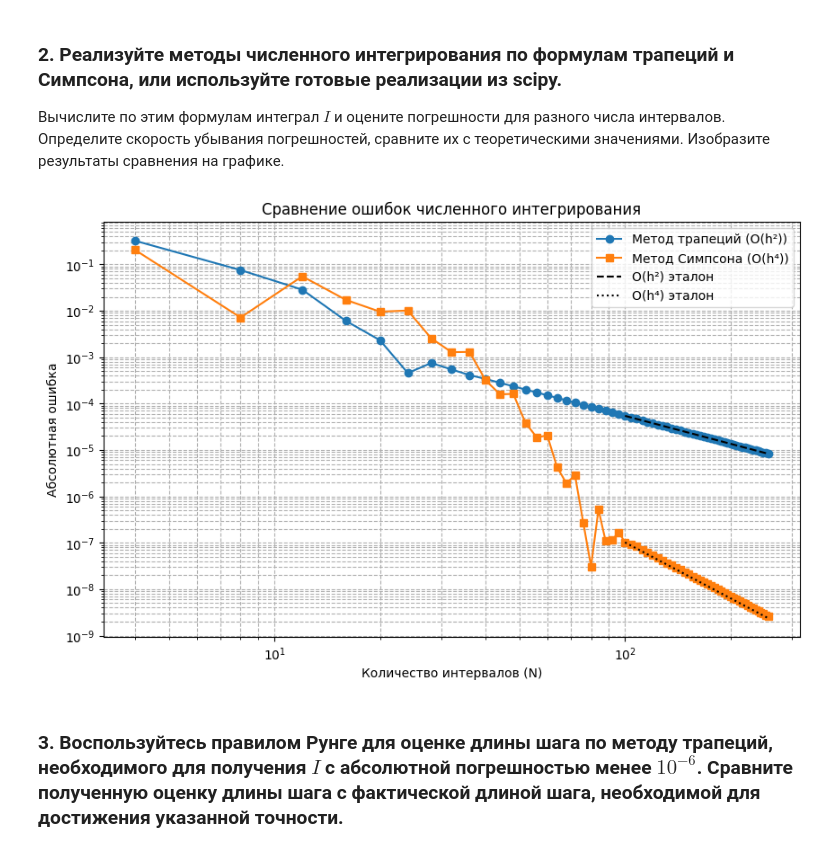
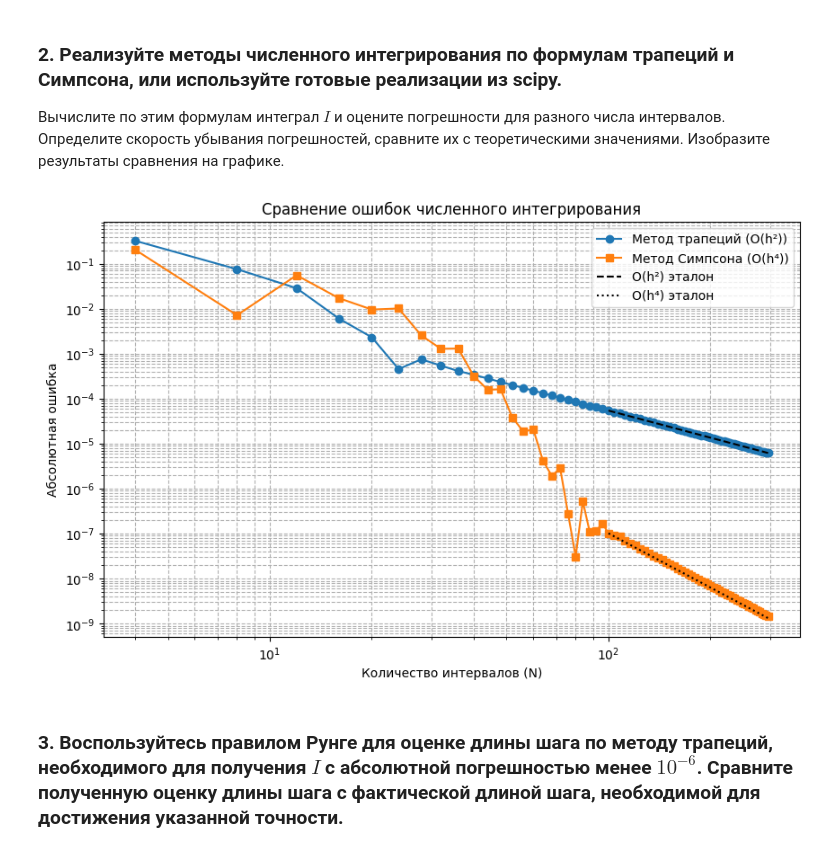
Before and after one commit to dyed-eye/numerical-methods, a Jupyter notebook: 6. Integration.ipynb, the cells around one changed output. Saved outputs shown, nothing was run; the diff lists cells and outputs as text; code cells hidden in the pictures.

```diff
--- a/6. Integration.ipynb
+++ b/6. Integration.ipynb
@@ -31,7 +31,7 @@ N_values = []  # число интервалов
 error_trap = []
 error_simp = []
 
-for N in range(4, 257, 4):
+for N in range(4, 300, 4):
     N_values.append(N)
     x = np.linspace(a, b, N+1)  # N+1 точка => N интервалов
     y = f(x)
@@ -44,28 +44,25 @@ for N in range(4, 257, 4):
 # %%
 plt.figure(figsize=(10,6))
 plt.loglog(N_values, error_trap, 'o-', label="Метод трапеций (О(h²))")
 plt.loglog(N_values, error_simp, 's-', label="Метод Симпсона (О(h⁴))")
 plt.xlabel("Количество интервалов (N)")
 plt.ylabel("Абсолютная ошибка")
 plt.title("Сравнение ошибок численного интегрирования")
 plt.grid(True, which="both", ls="--")
 
-# Fit from N=100
 N_fit_start = 100
 N_fit = np.array([N_fit_start, N_values[-1]], dtype=float)
 
-# Calculate scaling factors using the error at N=100
-index_N100 = np.where(N_values == N_fit_start)[0][0]  # Find the index where N=100
+index_N100 = int(N_fit_start/4)-1
 k_trap = error_trap[index_N100] / (N_fit_start**(-2))
 k_simp = error_simp[index_N100] / (N_fit_start**(-4))
 
-# Plot the fit lines
 plt.loglog(N_fit, k_trap * (N_fit**(-2)), 'k--', label="О(h²) эталон")
 plt.loglog(N_fit, k_simp * (N_fit**(-4)), 'k:', label="О(h⁴) эталон")
 
 plt.legend()
 plt.show()
 # %% [output]
-[figure, old version]
+[figure, new version]
 # %% [markdown]
 ### 3. Воспользуйтесь правилом Рунге для оценке длины шага по методу трапеций, необходимого для получения $I$ с абсолютной погрешностью менее $10^{-6}$. Сравните полученную оценку длины шага с фактической длиной шага, необходимой для достижения указанной точности.
```
Also changed, not shown: parts of 4 cells of this notebook.
